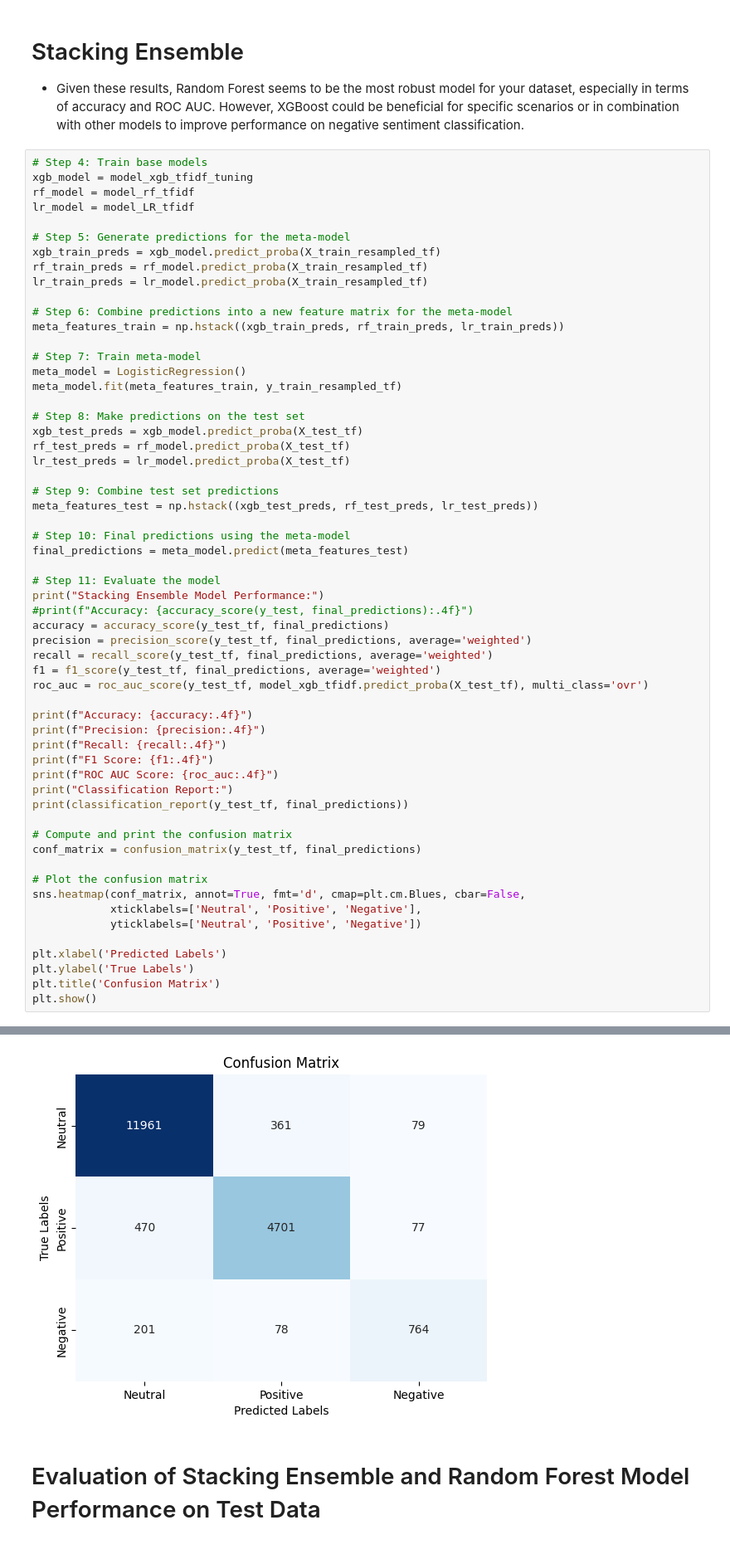
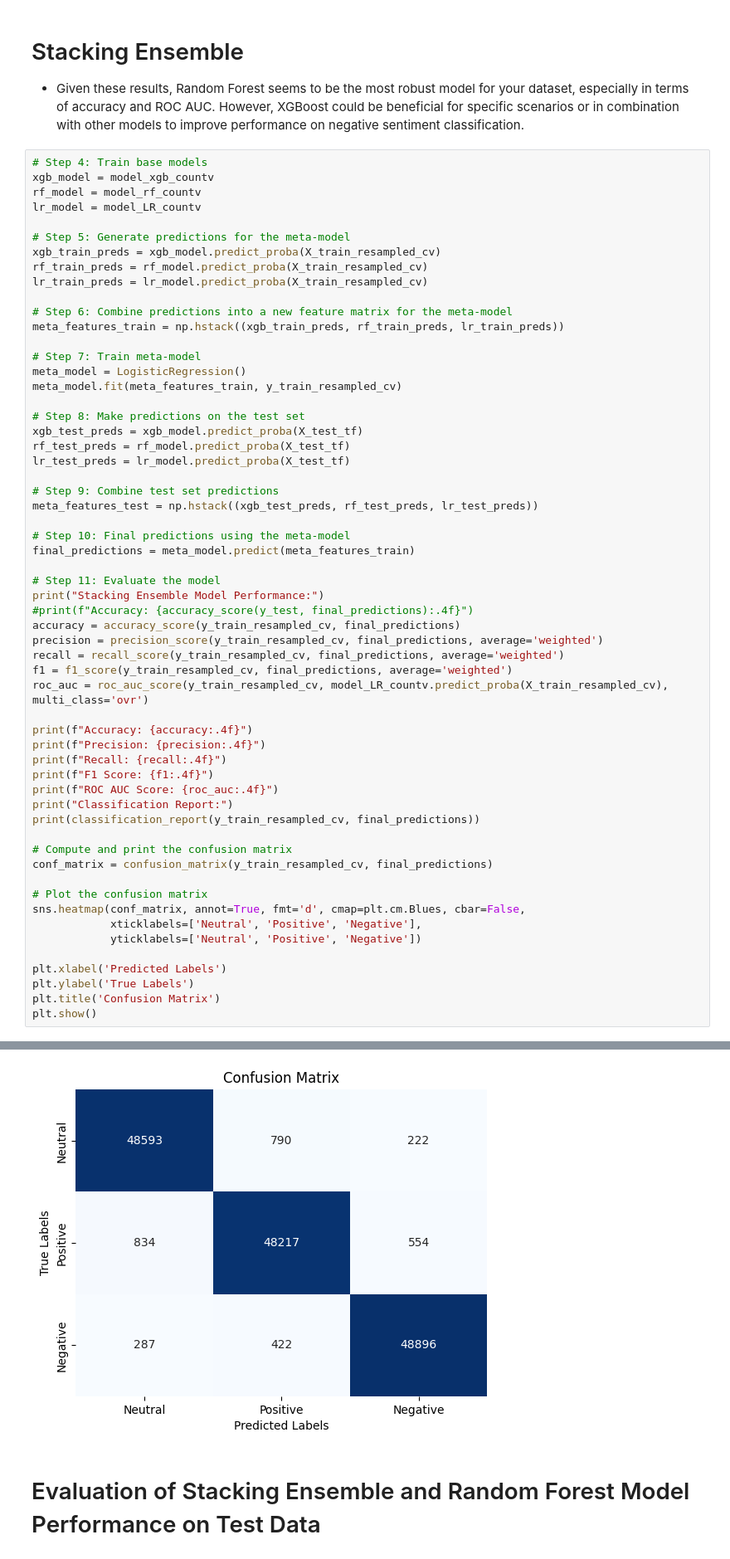
Before and after one commit to anmolpreet914/Analyzing-Twitter-Data-ML, a Jupyter notebook: Data Modelling/Data Modelling.ipynb, the cells around one changed output, grey strips where cells are left out. Shown at 83% size. Saved outputs shown, nothing was run; the diff lists cells and outputs as text.

```diff
--- a/Data Modelling/Data Modelling.ipynb
+++ b/Data Modelling/Data Modelling.ipynb
@@ -1258,21 +1209,21 @@ weighted avg       0.89      0.89      0.89     18692
 - Given these results, Random Forest seems to be the most robust model for your dataset, especially in terms of accuracy and ROC AUC. However, XGBoost could be beneficial for specific scenarios or in combination with other models to improve performance on negative sentiment classification.
 # %%
 # Step 4: Train base models
-xgb_model = model_xgb_tfidf_tuning
-rf_model = model_rf_tfidf
-lr_model = model_LR_tfidf
+xgb_model = model_xgb_countv
+rf_model = model_rf_countv
+lr_model = model_LR_countv
 
 # Step 5: Generate predictions for the meta-model
-xgb_train_preds = xgb_model.predict_proba(X_train_resampled_tf)
-rf_train_preds = rf_model.predict_proba(X_train_resampled_tf)
-lr_train_preds = lr_model.predict_proba(X_train_resampled_tf)
+xgb_train_preds = xgb_model.predict_proba(X_train_resampled_cv)
+rf_train_preds = rf_model.predict_proba(X_train_resampled_cv)
+lr_train_preds = lr_model.predict_proba(X_train_resampled_cv)
 
 # Step 6: Combine predictions into a new feature matrix for the meta-model
 meta_features_train = np.hstack((xgb_train_preds, rf_train_preds, lr_train_preds))
 
 # Step 7: Train meta-model
 meta_model = LogisticRegression()
-meta_model.fit(meta_features_train, y_train_resampled_tf)
+meta_model.fit(meta_features_train, y_train_resampled_cv)
 
 # Step 8: Make predictions on the test set
 xgb_test_preds = xgb_model.predict_proba(X_test_tf)
@@ -1283,16 +1234,16 @@ lr_test_preds = lr_model.predict_proba(X_test_tf)
 meta_features_test = np.hstack((xgb_test_preds, rf_test_preds, lr_test_preds))
 
 # Step 10: Final predictions using the meta-model
-final_predictions = meta_model.predict(meta_features_test)
+final_predictions = meta_model.predict(meta_features_train)
 
 # Step 11: Evaluate the model
 print("Stacking Ensemble Model Performance:")
 #print(f"Accuracy: {accuracy_score(y_test, final_predictions):.4f}")
-accuracy = accuracy_score(y_test_tf, final_predictions)
-precision = precision_score(y_test_tf, final_predictions, average='weighted')
-recall = recall_score(y_test_tf, final_predictions, average='weighted')
-f1 = f1_score(y_test_tf, final_predictions, average='weighted')
-roc_auc = roc_auc_score(y_test_tf, model_xgb_tfidf.predict_proba(X_test_tf), multi_class='ovr')
+accuracy = accuracy_score(y_train_resampled_cv, final_predictions)
+precision = precision_score(y_train_resampled_cv, final_predictions, average='weighted')
+recall = recall_score(y_train_resampled_cv, final_predictions, average='weighted')
+f1 = f1_score(y_train_resampled_cv, final_predictions, average='weighted')
+roc_auc = roc_auc_score(y_train_resampled_cv, model_LR_countv.predict_proba(X_train_resampled_cv), multi_class='ovr')
 
 print(f"Accuracy: {accuracy:.4f}")
 print(f"Precision: {precision:.4f}")
@@ -1300,10 +1251,10 @@ print(f"Recall: {recall:.4f}")
 print(f"F1 Score: {f1:.4f}")
 print(f"ROC AUC Score: {roc_auc:.4f}")
 print("Classification Report:")
-print(classification_report(y_test_tf, final_predictions))
+print(classification_report(y_train_resampled_cv, final_predictions))
 
 # Compute and print the confusion matrix
-conf_matrix = confusion_matrix(y_test_tf, final_predictions)
+conf_matrix = confusion_matrix(y_train_resampled_cv, final_predictions)
 
 # Plot the confusion matrix
 sns.heatmap(conf_matrix, annot=True, fmt='d', cmap=plt.cm.Blues, cbar=False,
@@ -1334,4 +1285,4 @@ weighted avg       0.93      0.93      0.93     18692
-[figure, old version]
+[figure, new version]
 # %% [markdown]
 #  Evaluation of Stacking Ensemble and Random Forest Model Performance on Test Data
 # %% [markdown]
```
Also changed, not shown: parts of 28 cells of this notebook.
